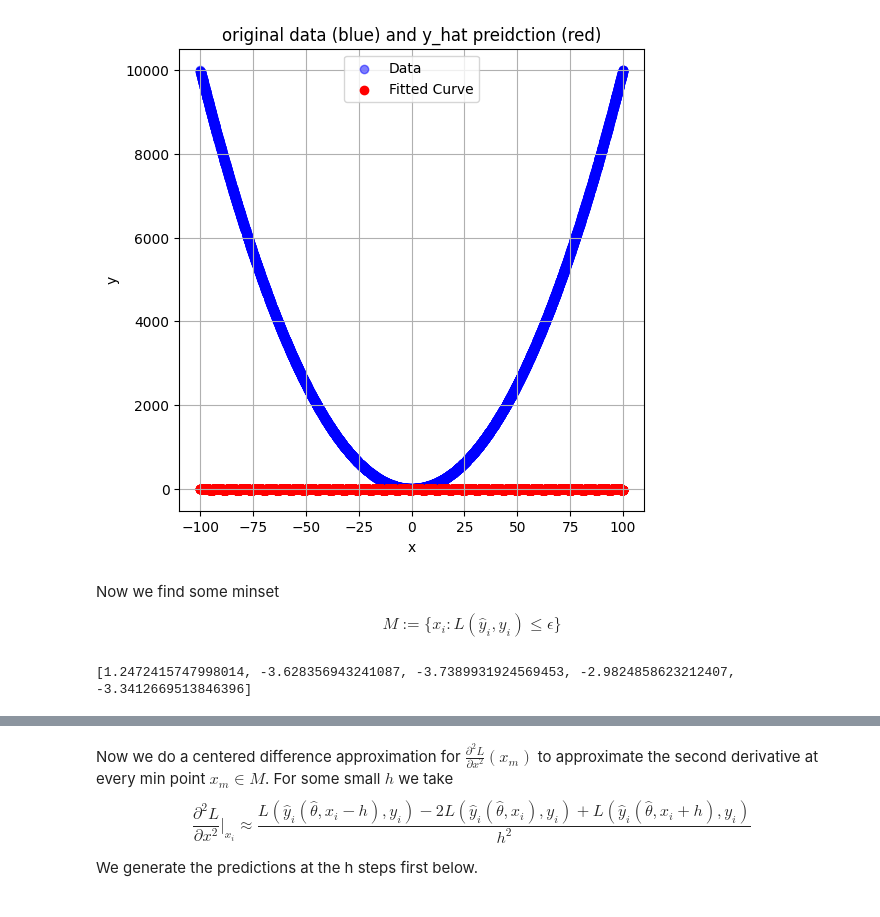
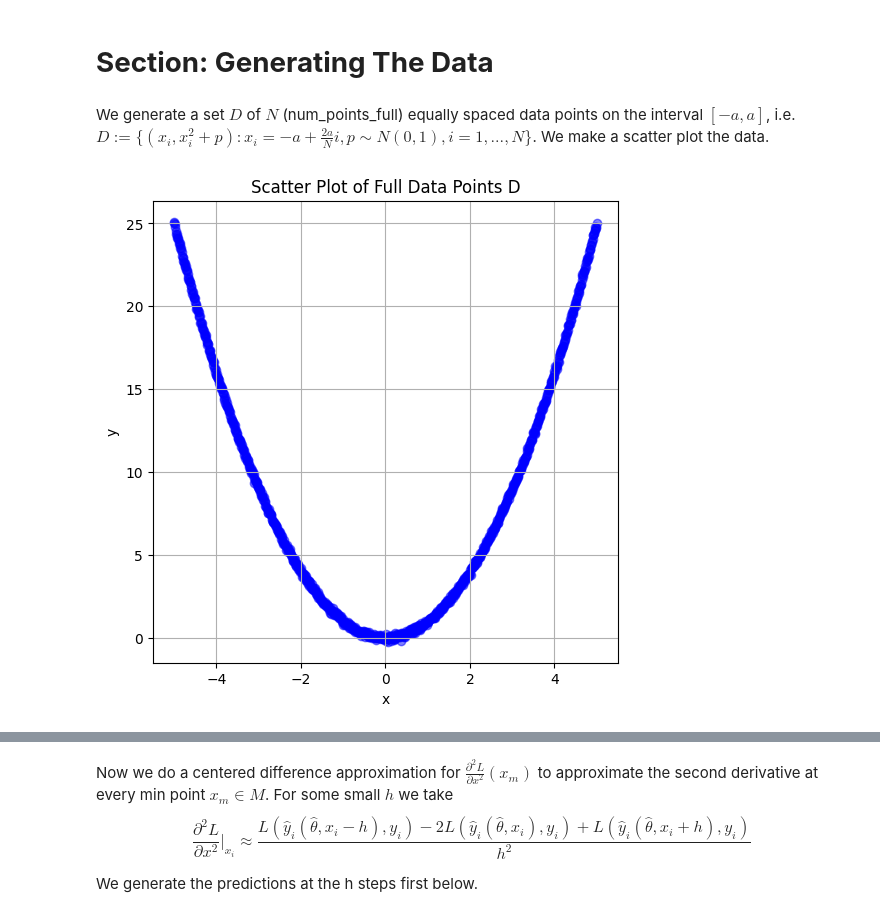
Before and after one commit to branndonm1/branndonm1, a Jupyter notebook: machine_learning_complexity.ipynb, the cells around one changed output, grey strips where cells are left out. Saved outputs shown, nothing was run; the diff lists cells and outputs as text; code cells hidden in the pictures.

```diff
--- a/machine_learning_complexity.ipynb
+++ b/machine_learning_complexity.ipynb
@@ -100,31 +10,22 @@ for some threshold $\epsilon$. First we extend the approximation $\hat{y}(\hat{\
-# %%
-# Generate full points for the  y_hat(theta_opt)
-full_X_pred = np.column_stack((np.sin(full_x_values), np.cos(full_x_values), np.ones_like(full_x_values)))
-full_trig_y_pred = np.dot(full_X_pred, [a, b, c]) + c_intercept
-
-# Plot the curve y_hat(theta_opt)
-plt.figure(figsize=(6, 6))
-plt.scatter(full_x_values, full_y_values, color='blue', alpha=0.5, label='Data')
-plt.scatter(full_x_values, full_trig_y_pred, color='red', label='Fitted Curve')
-plt.title('original data (blue) and y_hat preidction (red)')
-plt.xlabel('x')
-plt.ylabel('y')
-plt.legend()
-plt.grid(True)
-plt.show()
-# %% [output]
-[figure, removed]
-# %% [markdown]
-Now we find some minset $$M:=\{x_i: L(\hat{y}_i,y_i) \leq \epsilon\}$$
-# %%
-#define loss threshold
-ep = .1
-trig_minset = []
-
-for i in range(len(full_x_values)):
-  if (full_y_values[i]-full_trig_y_pred[i])**2 <= ep:
-    trig_minset.append(full_x_values[i])
-
-print(trig_minset)
-# %% [output]
-[1.2472415747998014, -3.628356943241087, -3.7389931924569453, -2.9824858623212407, -3.3412669513846396]
+# %% [markdown]
+# **Section: Generating The Data**
+# %% [markdown]
+We generate a set $D$ of $N$ (num_points_full) equally spaced data points on the interval $[-a,a]$, i.e. $D := \{(x_i,x_i^2+p): x_i=-a+\frac{2a}{N}i, p\sim N(0,1), i=1,...,N\}$. We make a scatter plot the data.
+# %%
+# Generate data points of the form (x,x^2+p) where x~linearlyspaced[-a,a], p~N(0,1)
+num_points_full = 1000
+endpoint_a = 5
+full_x_values = np.linspace(-1*endpoint_a,endpoint_a, num_points_full)
+full_p_values = 0.1*np.random.normal(0,1,num_points_full)
+full_y_values = full_x_values ** 2 + full_p_values
+
+# Plot the full data
+plt.figure(figsize=(6, 6))
+plt.scatter(full_x_values, full_y_values, color='blue', alpha=.5)
+plt.title('Scatter Plot of Full Data Points D')
+plt.xlabel('x')
+plt.ylabel('y')
+plt.grid(True)
+plt.show()
+# %% [output]
+[figure, added]
```
Also changed, not shown: parts of 58 cells of this notebook.
